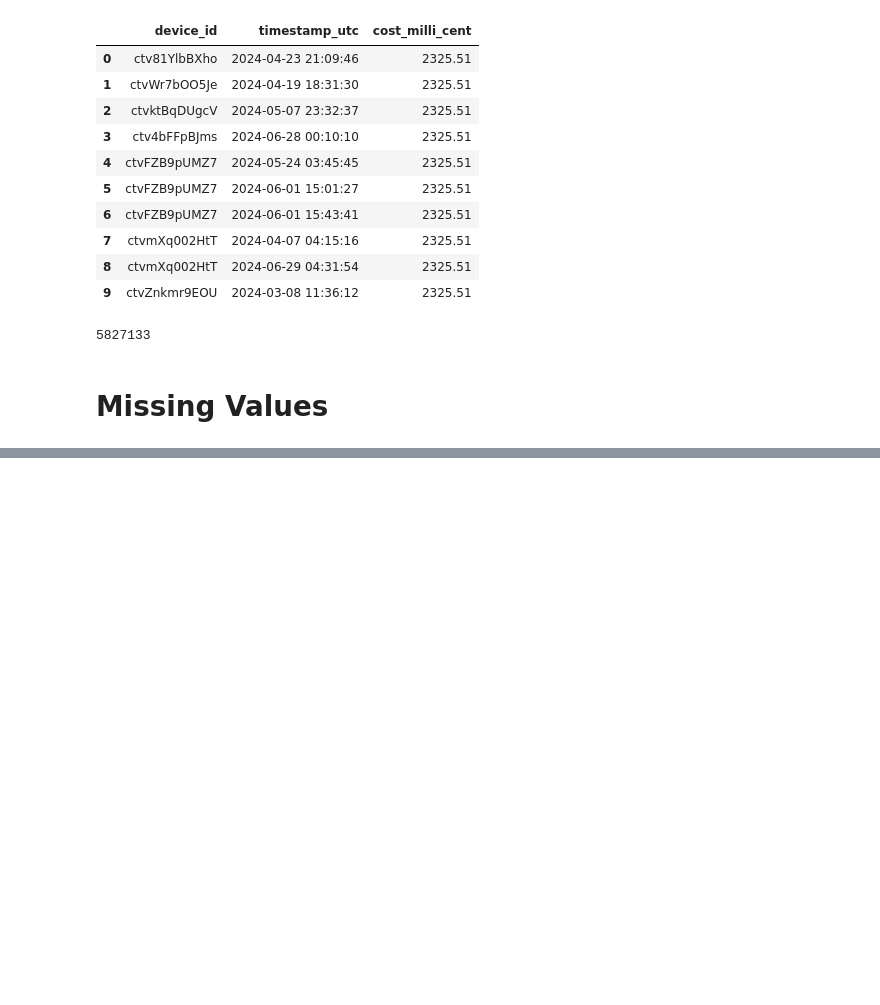
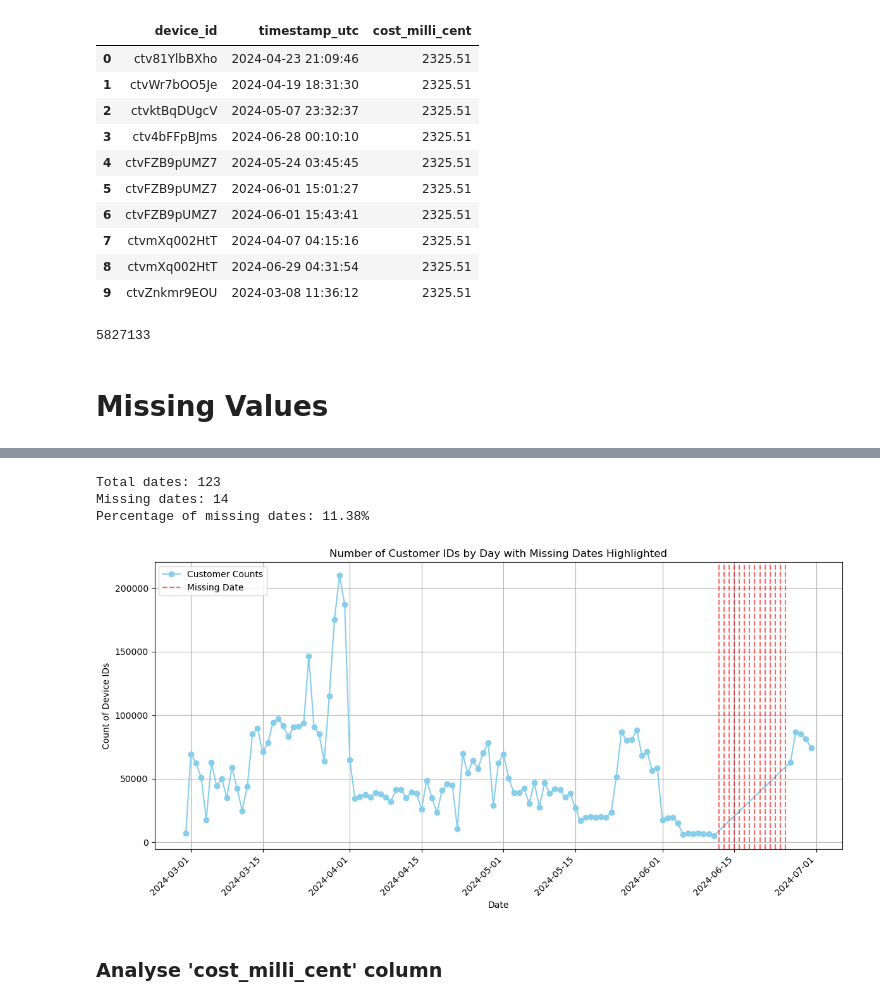
Before and after one commit to nguibe/Pet-food, a Jupyter notebook: lennart_data_cleaning_tv_publisher.ipynb, the cells around one changed output, grey strips where cells are left out. Drawn from its saved outputs; the diff is of its cells as text; code cells hidden in the pictures; blank space fills up the shorter version.

```diff
--- a/lennart_data_cleaning_tv_publisher.ipynb
+++ b/lennart_data_cleaning_tv_publisher.ipynb
@@ -63,0 +148,67 @@ print(len(df_tv_publisher))
+# %%
+# Ensure 'timestamp_utc' is a datetime object
+df_tv_publisher['timestamp_utc'] = pd.to_datetime(df_tv_publisher['timestamp_utc'])
+
+# Generate a complete range of dates
+complete_date_range = pd.date_range(
+    start=df_tv_publisher['timestamp_utc'].min(),
+    end=df_tv_publisher['timestamp_utc'].max(),
+    freq='D'  # Daily frequency
+)
+# Extract unique dates from the dataset
+available_dates = df_tv_publisher['timestamp_utc'].dt.date.unique()
+
+# Identify missing dates
+missing_dates = set(complete_date_range.date) - set(available_dates)
+# %%
+# Total number of dates
+total_dates = len(complete_date_range)
+
+# Number of missing dates
+num_missing_dates = len(missing_dates)
+
+# Percentage of missing dates
+percent_missing = (num_missing_dates / total_dates) * 100
+
+print(f"Total dates: {total_dates}")
+print(f"Missing dates: {num_missing_dates}")
+print(f"Percentage of missing dates: {percent_missing:.2f}%")
+# %% [output]
+Total dates: 123
+Missing dates: 14
+Percentage of missing dates: 11.38%
+# %%
+# Ensure 'timestamp_utc' is a datetime object
+df_tv_publisher['timestamp_utc'] = pd.to_datetime(df_tv_publisher['timestamp_utc'])
+
+# Extract unique dates and generate the complete date range
+available_dates = df_tv_publisher['timestamp_utc'].dt.date.unique()
+complete_date_range = pd.date_range(start=df_tv_publisher['timestamp_utc'].min(), end=df_tv_publisher['timestamp_utc'].max(), freq='D')
+
+# Identify missing dates
+missing_dates = sorted(set(complete_date_range.date) - set(available_dates))
+
+# Aggregate data: Count customer IDs per day
+timestamp_counts = df_tv_publisher.groupby(df_tv_publisher['timestamp_utc'].dt.date)['device_id'].count()
+
+# Plot customer counts by day
+plt.figure(figsize=(12, 6))
+plt.plot(timestamp_counts.index, timestamp_counts.values, marker='o', color='skyblue', label='Customer Counts')
+
+# Highlight missing dates
+for missing_date in missing_dates:
+    plt.axvline(missing_date, color='red', linestyle='--', alpha=0.6, label='Missing Date' if missing_date == missing_dates[0] else "")
+
+# Add title and labels
+plt.title('Number of Customer IDs by Day with Missing Dates Highlighted')
+plt.xlabel('Date')
+plt.ylabel('Count of Device IDs')
+plt.xticks(rotation=45, ha='right')
+plt.legend()
+plt.grid(True)
+plt.tight_layout()
+plt.show()
+# %% [output]
+[figure, added]
+# %% [markdown]
+### Analyse 'cost_milli_cent' column
```
Also changed, not shown: parts of 27 cells of this notebook.
